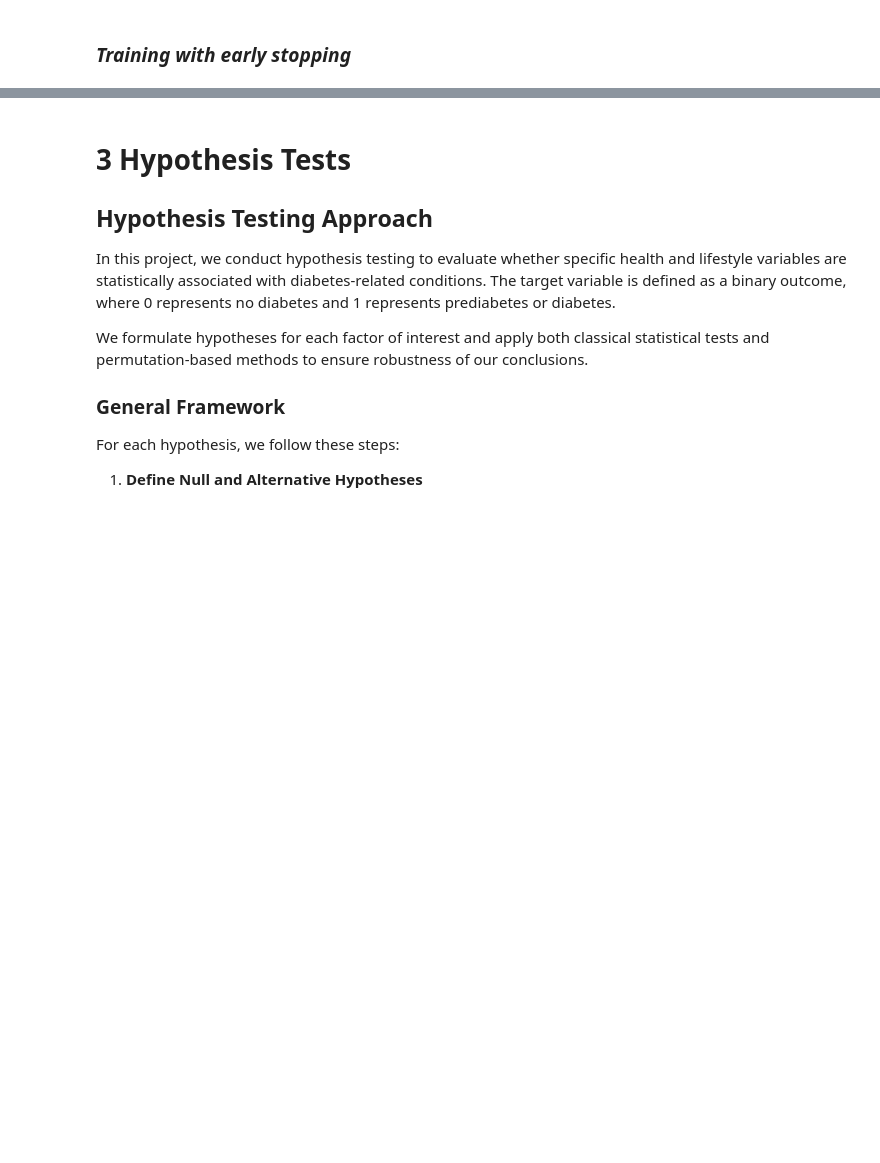
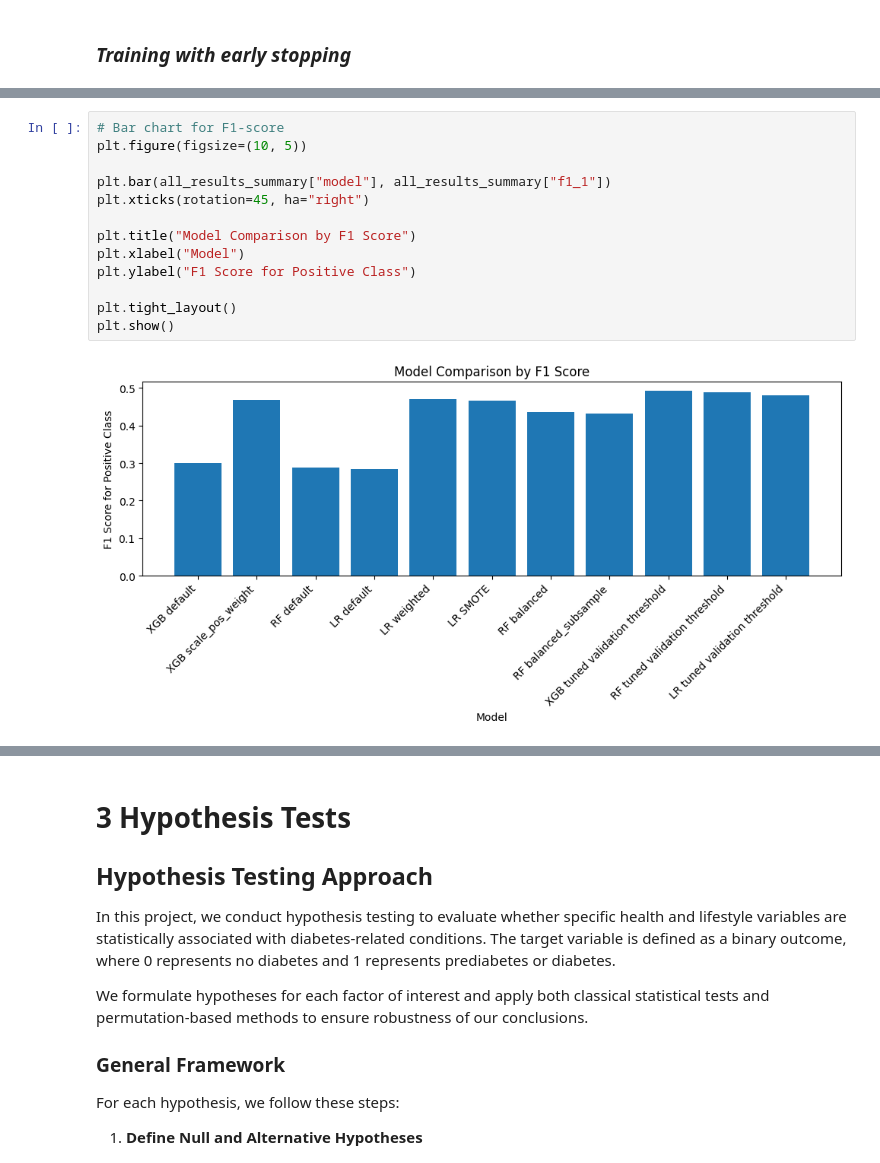
Before and after one commit to LixiJiang/CIS5450Final, a Jupyter notebook: CIS5450_Final_Project.ipynb, the cells around one changed output, grey strips where cells are left out. Drawn from its saved outputs; the diff is of its cells as text; blank space fills up the shorter version.

```diff
--- a/CIS5450_Final_Project.ipynb
+++ b/CIS5450_Final_Project.ipynb
@@ -1264,0 +1803,15 @@ HeavyAlcohol    0.013791
+# %%
+# Bar chart for F1-score
+plt.figure(figsize=(10, 5))
+
+plt.bar(all_results_summary["model"], all_results_summary["f1_1"])
+plt.xticks(rotation=45, ha="right")
+
+plt.title("Model Comparison by F1 Score")
+plt.xlabel("Model")
+plt.ylabel("F1 Score for Positive Class")
+
+plt.tight_layout()
+plt.show()
+# %% [output]
+[figure, added]
```
Also changed, not shown: parts of 36 cells of this notebook.
